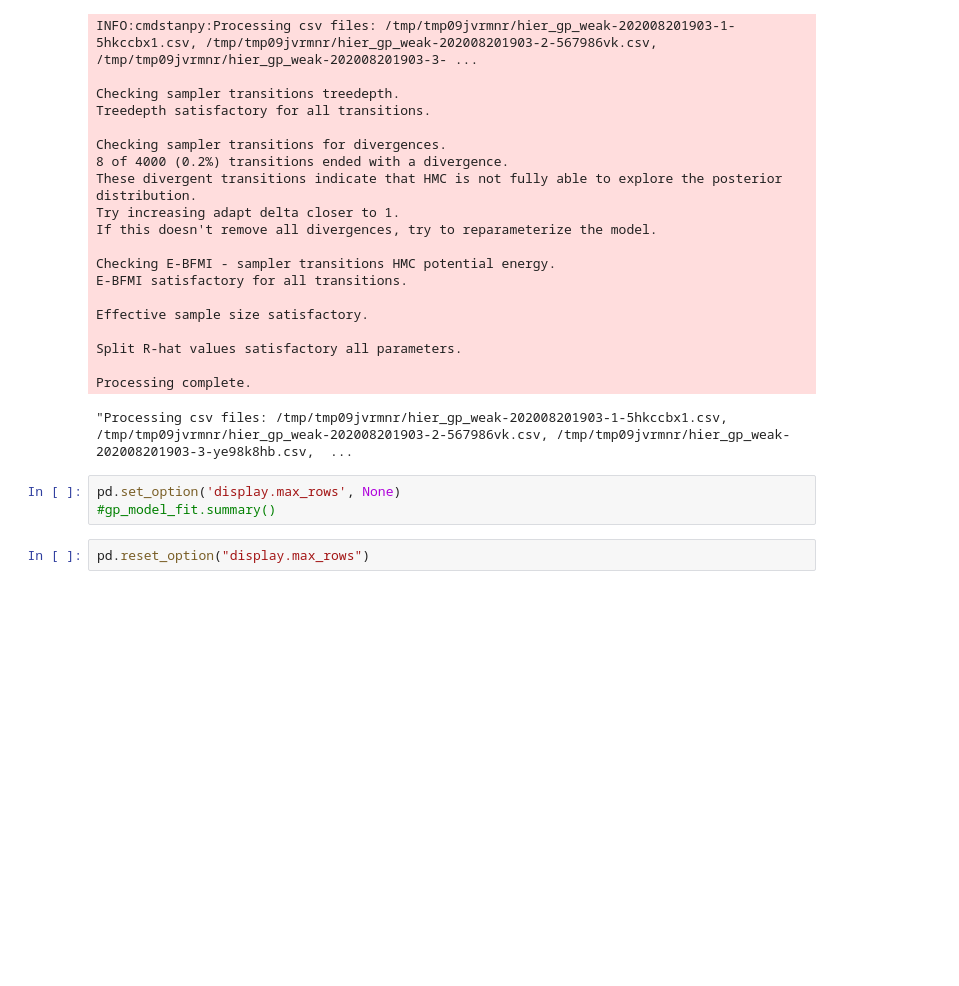
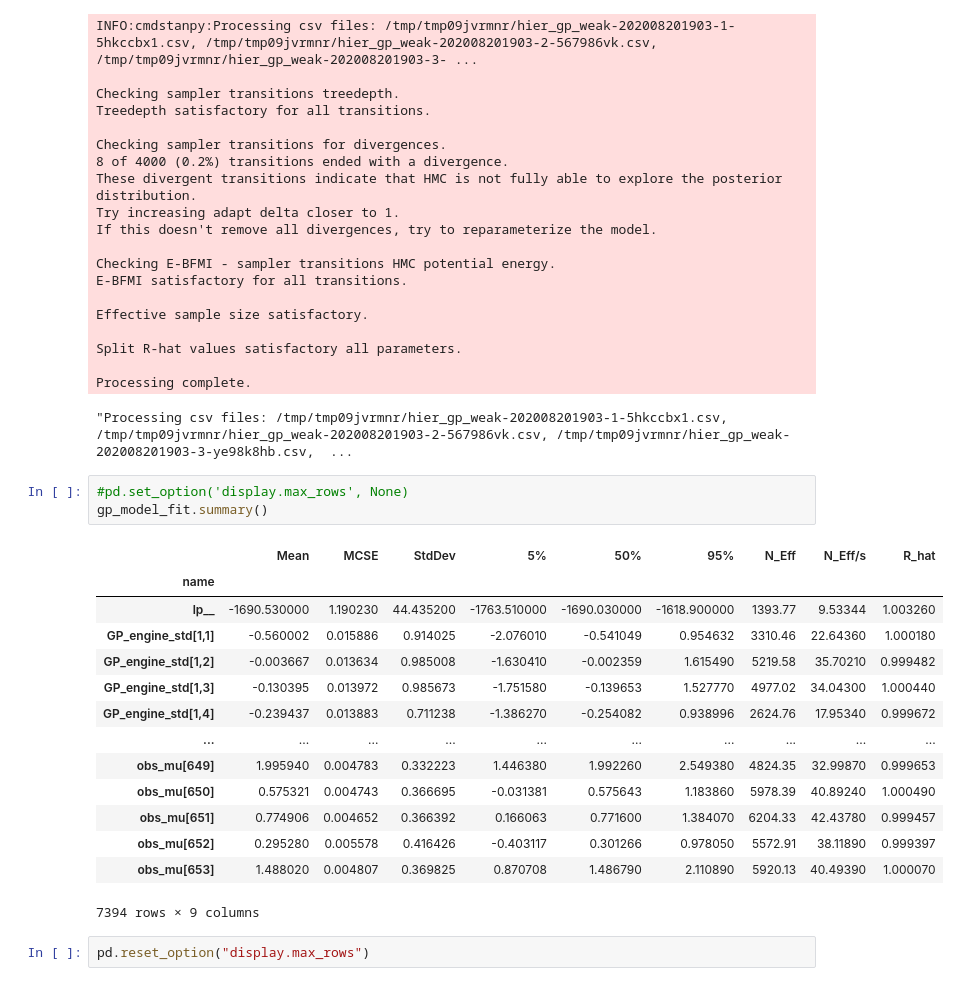
Before and after one commit to hyunjimoon/defense-reliability, a Jupyter notebook: gaussianprocess/hier_gp.ipynb, the cells around one changed output. Drawn from its saved outputs; the diff is of its cells as text; blank space fills up the shorter version.

```diff
--- a/gaussianprocess/hier_gp.ipynb
+++ b/gaussianprocess/hier_gp.ipynb
@@ -77,7 +90,22 @@ Split R-hat values satisfactory all parameters.
 Processing complete.
 "Processing csv files: /tmp/tmp09jvrmnr/hier_gp_weak-202008201903-1-5hkccbx1.csv, /tmp/tmp09jvrmnr/hier_gp_weak-202008201903-2-567986vk.csv, /tmp/tmp09jvrmnr/hier_gp_weak-202008201903-3-ye98k8hb.csv,  ...
 # %%
-pd.set_option('display.max_rows', None)
-#gp_model_fit.summary()
+#pd.set_option('display.max_rows', None)
+gp_model_fit.summary()
+# %% [output]
+|  | Mean | MCSE | StdDev | 5% | 50% | 95% | N_Eff | N_Eff/s | R_hat |
+| name |  |  |  |  |  |  |  |  |  |
+| lp__ | -1690.530000 | 1.190230 | 44.435200 | -1763.510000 | -1690.030000 | -1618.900000 | 1393.77 | 9.53344 | 1.003260 |
+| GP_engine_std[1,1] | -0.560002 | 0.015886 | 0.914025 | -2.076010 | -0.541049 | 0.954632 | 3310.46 | 22.64360 | 1.000180 |
+| GP_engine_std[1,2] | -0.003667 | 0.013634 | 0.985008 | -1.630410 | -0.002359 | 1.615490 | 5219.58 | 35.70210 | 0.999482 |
+| GP_engine_std[1,3] | -0.130395 | 0.013972 | 0.985673 | -1.751580 | -0.139653 | 1.527770 | 4977.02 | 34.04300 | 1.000440 |
+| GP_engine_std[1,4] | -0.239437 | 0.013883 | 0.711238 | -1.386270 | -0.254082 | 0.938996 | 2624.76 | 17.95340 | 0.999672 |
+| ... | ... | ... | ... | ... | ... | ... | ... | ... | ... |
+| obs_mu[649] | 1.995940 | 0.004783 | 0.332223 | 1.446380 | 1.992260 | 2.549380 | 4824.35 | 32.99870 | 0.999653 |
+| obs_mu[650] | 0.575321 | 0.004743 | 0.366695 | -0.031381 | 0.575643 | 1.183860 | 5978.39 | 40.89240 | 1.000490 |
+| obs_mu[651] | 0.774906 | 0.004652 | 0.366392 | 0.166063 | 0.771600 | 1.384070 | 6204.33 | 42.43780 | 0.999457 |
+| obs_mu[652] | 0.295280 | 0.005578 | 0.416426 | -0.403117 | 0.301266 | 0.978050 | 5572.91 | 38.11890 | 0.999397 |
+| obs_mu[653] | 1.488020 | 0.004807 | 0.369825 | 0.870708 | 1.486790 | 2.110890 | 5920.13 | 40.49390 | 1.000070 |
+7394 rows × 9 columns
 # %%
 pd.reset_option("display.max_rows")
```
Also changed, not shown: parts of 15 cells of this notebook, 5 other files.
